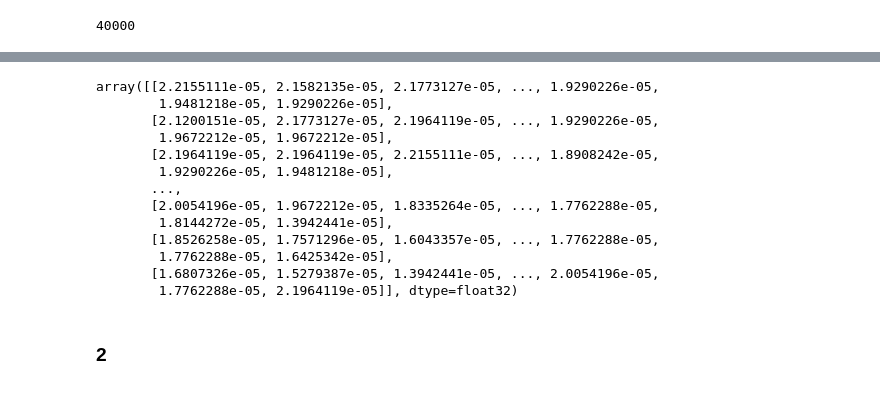
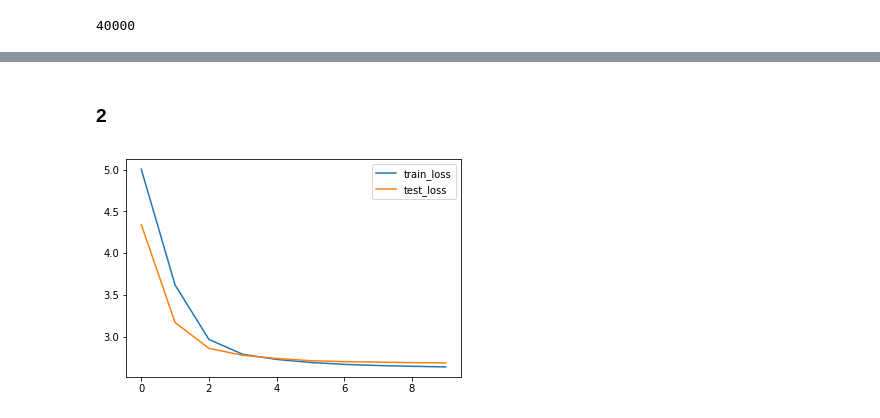
Before and after one commit to psolikov/DUL, a Jupyter notebook: HW1.ipynb, the cells around one changed output, grey strips where cells are left out. Cells and saved outputs as stored; diff of their text form; code cells hidden in the pictures.

```diff
--- a/HW1.ipynb
+++ b/HW1.ipynb
@@ -159,16 +276,0 @@ plt.show()
-# %%
-distribution
-# %% [output]
-array([[2.2155111e-05, 2.1582135e-05, 2.1773127e-05, ..., 1.9290226e-05,
-        1.9481218e-05, 1.9290226e-05],
-       [2.1200151e-05, 2.1773127e-05, 2.1964119e-05, ..., 1.9290226e-05,
-        1.9672212e-05, 1.9672212e-05],
-       [2.1964119e-05, 2.1964119e-05, 2.2155111e-05, ..., 1.8908242e-05,
-        1.9290226e-05, 1.9481218e-05],
-       ...,
-       [2.0054196e-05, 1.9672212e-05, 1.8335264e-05, ..., 1.7762288e-05,
-        1.8144272e-05, 1.3942441e-05],
-       [1.8526258e-05, 1.7571296e-05, 1.6043357e-05, ..., 1.7762288e-05,
-        1.7762288e-05, 1.6425342e-05],
-       [1.6807326e-05, 1.5279387e-05, 1.3942441e-05, ..., 2.0054196e-05,
-        1.7762288e-05, 2.1964119e-05]], dtype=float32)
@@ -220,0 +331,40 @@ class MADE(torch.nn.Module):
+# %%
+X_train, X_val = train_test_split(data, test_size=0.2, random_state=42)
+# %%
+trainloader=torch.utils.data.DataLoader(X_train, batch_size=batch_size, shuffle=True)
+testloader=torch.utils.data.DataLoader(X_val, batch_size=batch_size, shuffle=False)
+# %%
+model = MADE()
+loss_function = NLLLoss()
+optimizer = torch.optim.Adam(model.parameters())
+n_epochs = 10
+batch_size = 1000
+# %%
+train_losses = []
+test_losses = []
+for epoch in tqdm(range(n_epochs)):
+    train_losses_epoch = []
+    test_losses_epoch = []
+    for batch in trainloader:
+        optimizer.zero_grad()
+        out = model(batch)
+        loss = loss_function(out)
+        train_losses_epoch.append(loss_function(out).item())
+        loss.backward()
+        optimizer.step()
+    with torch.no_grad():
+        for batch in testloader:
+            optimizer.zero_grad()
+            out = model(batch)
+            loss = loss_function(out)
+            test_losses_epoch.append(loss_function(out).item())
+    train_losses.append(np.mean(train_losses_epoch))
+    test_losses.append(np.mean(test_losses_epoch))
+# %%
+plot_size = n_epochs
+plt.plot(list(range(plot_size)), train_losses, label='train_loss')
+plt.plot(list(range(plot_size)), test_losses, label='test_loss')
+plt.legend()
+plt.show()
+# %% [output]
+[figure, added]
```
Also changed, not shown: parts of 25 cells of this notebook.
